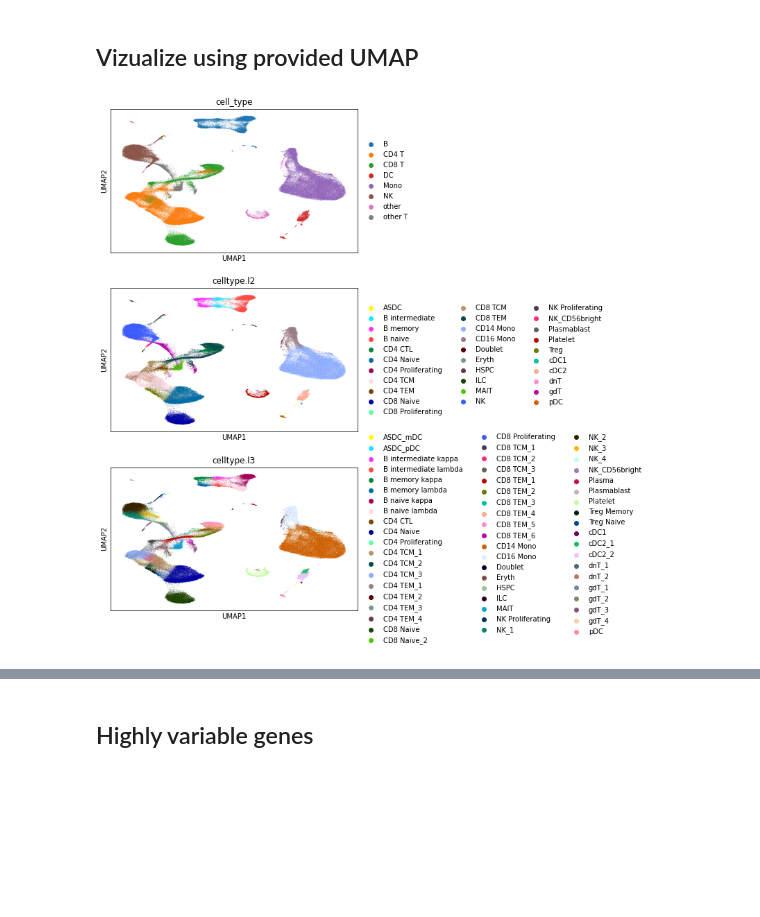
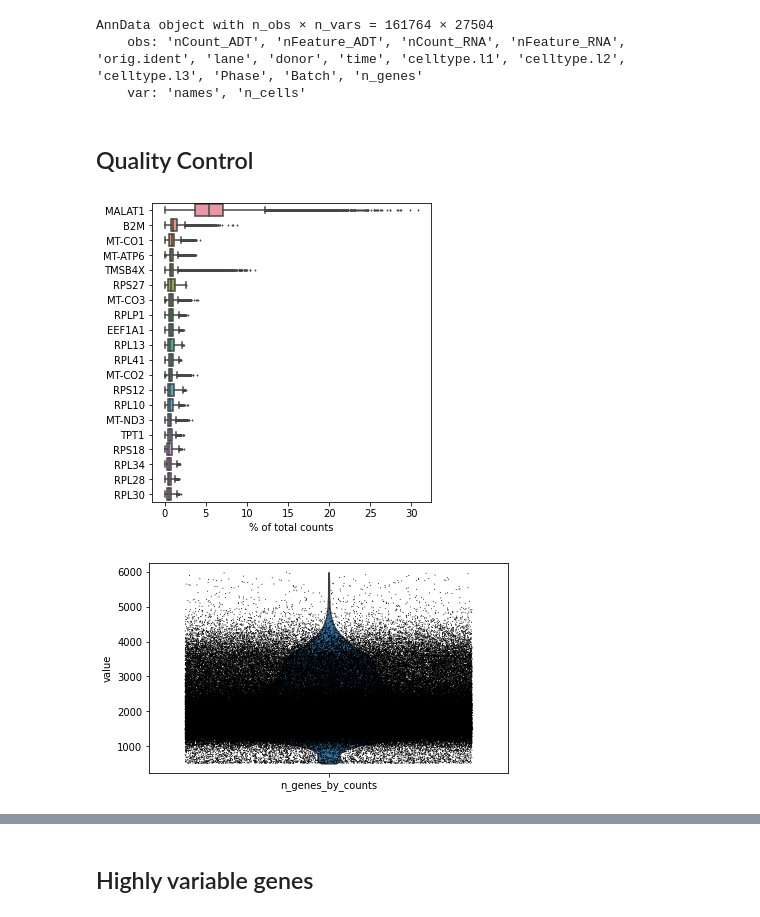
Before and after one commit to theislab/multigrate_reproducibility, a Jupyter notebook: notebooks/preprocessing/hao2020.ipynb, the cells around one changed output, grey strips where cells are left out. Drawn from its saved outputs; the diff is of its cells as text; code cells hidden in the pictures; blank space fills up the shorter version.

```diff
--- a/notebooks/preprocessing/hao2020.ipynb
+++ b/notebooks/preprocessing/hao2020.ipynb
@@ -60,0 +15,8 @@ Connecting to docs.google.com (docs.google.com)|216.58.207.174|:443... connected
+# %%
+scrna = adata.copy()
+del scrna.obsm
+cite = sc.AnnData(adata.obsm['protein_expression'])
+cite.obs = adata.obs
+cite
+del adata
+scrna
@@ -68,3 +28,0 @@ ADT_DIR = '../data/seurat-2020/adt/'
-# %%
-scrna = sc.read(RNA_DIR + 'pbmc_multimodal_RNA.h5ad')
-scrna
@@ -83,3 +28,0 @@ scrna.var_names_make_unique()
-# %%
-scrna.obs['cell_type'] = scrna.obs['celltype.l1']
-del scrna.obs['celltype.l1']
@@ -88,6 +29,16 @@ scrna.layers['count'] = scrna.raw.X
-# %% [markdown]
-## Vizualize using provided UMAP
-# %%
-sc.pl.umap(scrna, color = ['cell_type', 'celltype.l2', 'celltype.l3'], ncols=1)
-# %% [output]
-[figure, removed]
+# %%
+sc.pp.filter_cells(scrna, min_genes=1)
+sc.pp.filter_genes(scrna, min_cells=1)
+scrna
+# %% [output]
+AnnData object with n_obs × n_vars = 161764 × 27504
+    obs: 'nCount_ADT', 'nFeature_ADT', 'nCount_RNA', 'nFeature_RNA', 'orig.ident', 'lane', 'donor', 'time', 'celltype.l1', 'celltype.l2', 'celltype.l3', 'Phase', 'Batch', 'n_genes'
+    var: 'names', 'n_cells'
+# %%
+scrna.raw = scrna
+# %% [markdown]
+## Quality Control
+# %%
+sc.pl.highest_expr_genes(scrna, n_top=20)
+# %% [output]
+[figure, added]
@@ -93,0 +48,5 @@ sc.pl.umap(scrna, color = ['cell_type', 'celltype.l2', 'celltype.l3'], ncols=1)
+# %%
+sc.pl.violin(scrna, ['n_genes_by_counts'],
+             jitter=0.4)
+# %% [output]
+[figure, added]
```
Also changed, not shown: parts of 61 cells of this notebook, 34 other files.
